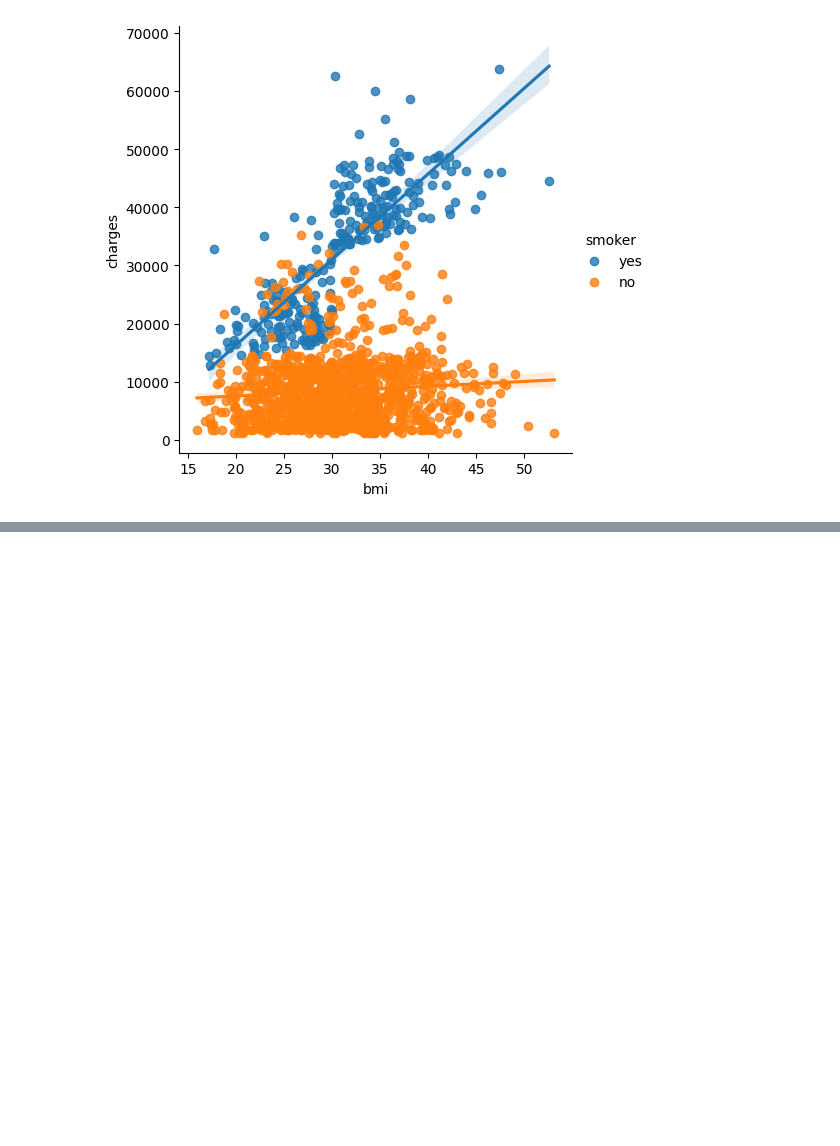
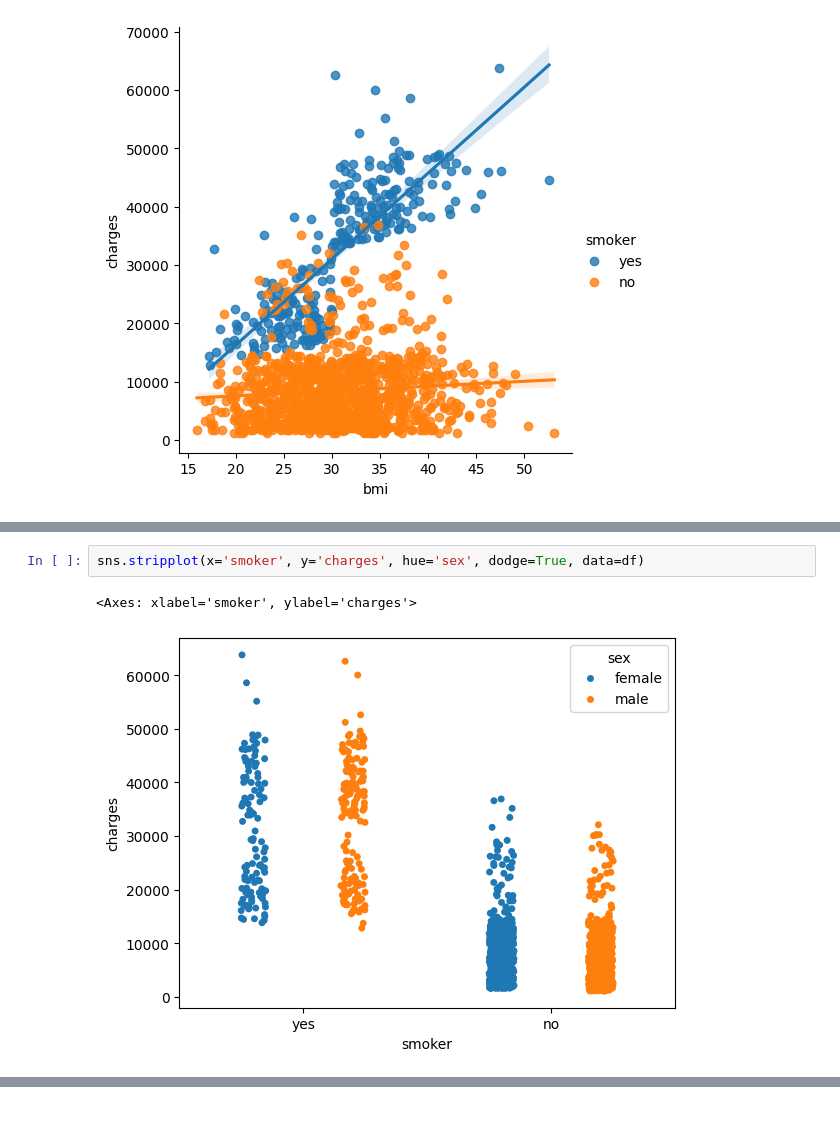
Before and after one commit to arun1248/data-science, a Jupyter notebook: notes/py_ds/sns_plots.ipynb, the cells around one changed output, grey strips where cells are left out. Cells and saved outputs as stored; diff of their text form; blank space fills up the shorter version.

```diff
--- a/notes/py_ds/sns_plots.ipynb
+++ b/notes/py_ds/sns_plots.ipynb
@@ -180,0 +208,5 @@ sns.swarmplot(x=df['smoker'], y=df['charges'])
+# %%
+sns.stripplot(x='smoker', y='charges', hue='sex', dodge=True, data=df)
+# %% [output]
+<Axes: xlabel='smoker', ylabel='charges'>
+[figure, added]
```
Also changed, not shown: parts of 5 cells of this notebook.
